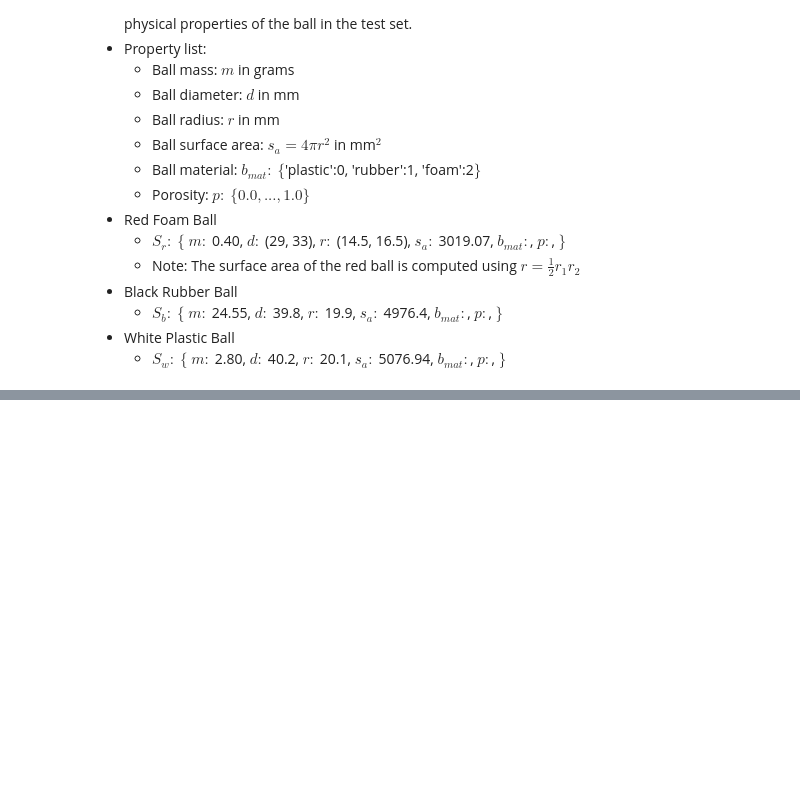
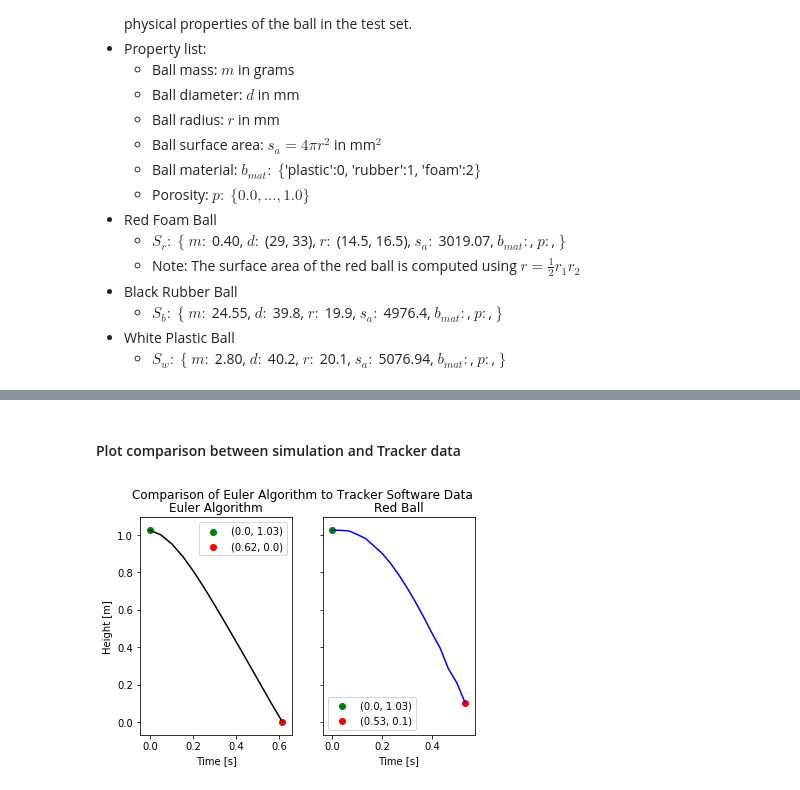
Before and after one commit to kseuro/computational_physics, a Jupyter notebook: week_1/ball_drop.ipynb, the cells around one changed output, grey strips where cells are left out. Drawn from its saved outputs; the diff is of its cells as text; code cells hidden in the pictures; blank space fills up the shorter version.

```diff
--- a/week_1/ball_drop.ipynb
+++ b/week_1/ball_drop.ipynb
@@ -66,0 +101,16 @@ red_t = red_ball['t']; red_x = red_ball['x']; red_y = red_ball['y']
+# %%
+t = np.linspace(t0,tf,nsteps); v = np.zeros([nsteps]); y = np.zeros([nsteps])
+y[0] = red_y[0] # Set the simulation to same start position as tracker data
+v[0] = v0
+
+for i in range(1, nsteps):
+    v[i] = v[i-1] + (dt * (-g + drag_accel(Sr['drag'], Sr['s_a'], v[i-1], Sr['m'])))
+    y[i] = y[i-1] + v[i] * dt
+    if y[i] < 0:
+        break
+# %%
+y_r = y[y != 0.]    # ensure data is all non-zero
+# %%
+y_r = y_r.clip(min=0.) # ensure data does not contain negative values
+# %%
+t_r = t[0:len(y_r)] # match the array lengths for plotting
@@ -66,0 +144,36 @@ red_t = red_ball['t']; red_x = red_ball['x']; red_y = red_ball['y']
+# %% [markdown]
+#### Plot comparison between simulation and Tracker data
+# %%
+%matplotlib inline
+fig, axes = plt.subplots(1,2, sharey=True)
+plt.suptitle('Comparison of Euler Algorithm to Tracker Software Data')
+
+# Simulation data
+axes[0].plot(t_r, y_r, color='k')
+axes[0].set_title("Euler Algorithm")
+axes[0].set_xlabel('Time [s]')
+axes[0].set_ylabel('Height [m]')
+
+# Mark the start and end points of the simulated data
+axes[0].scatter(0.0, y_r[0], label='({}, {})'.format(round(t_r[0], 2), round(y_r[0], 2) ), color='g')
+axes[0].scatter(t_r[-1], y_r[-1], label='({}, {})'.format(round(t_r[-1], 2), round(y_r[-1], 2)), color='r')
+
+# Tracker data
+axes[1].plot(red_t, red_y, color='b')
+axes[1].set_title('{} Ball'.format(Sr['color']))
+axes[1].set_xlabel('Time [s]')
+
+# Mark the start and end points of the Tracker generated data
+label = '({}, {})'.format(round(red_t[0], 2), round(red_y[0], 2) )
+axes[1].scatter(red_t[0], red_y[0], label=label, color='g')
+
+label = '({}, {})'.format(round(red_t[-1], 2), round(red_y[-1], 2))
+axes[1].scatter(red_t[-1], red_y[-1], label=label, color='r')
+
+# Legends
+axes[0].legend()
+axes[1].legend()
+
+plt.savefig('ball_drop_{}.png'.format(Sr['color']), dpi=300)
+# %% [output]
+[figure, added]
```
Also changed, not shown: parts of 69 cells of this notebook, 3 other files.
